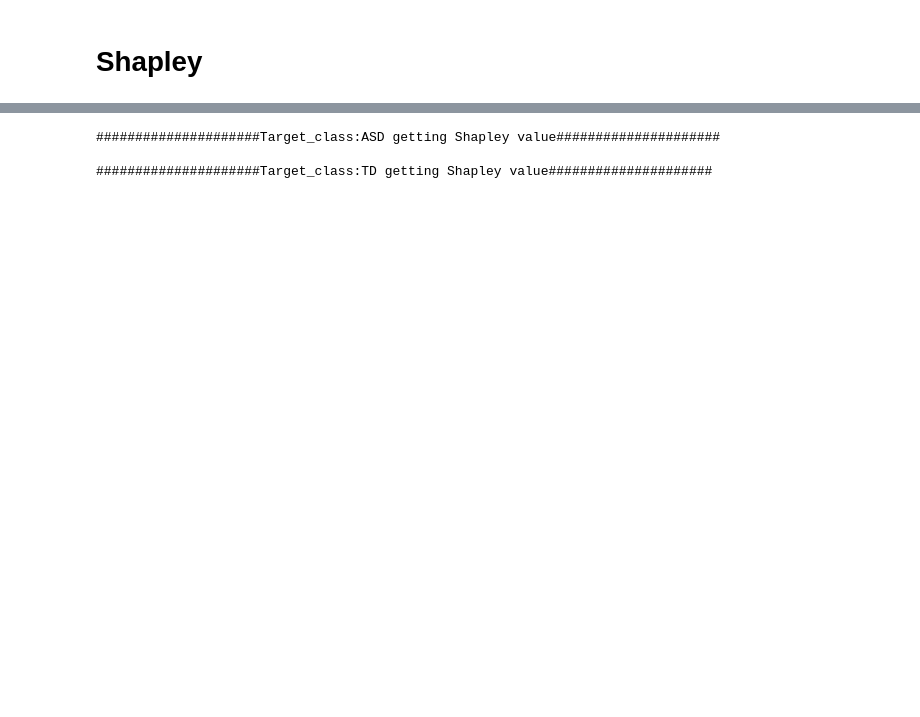
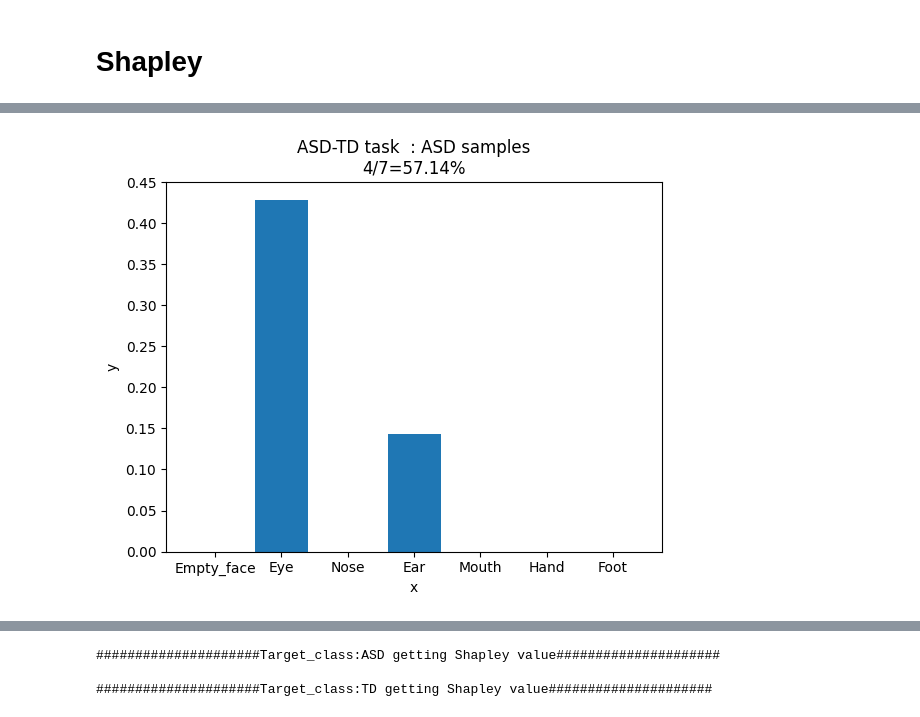
Before and after one commit to jong980812/Part_shapley, a Jupyter notebook: asd_shapley.ipynb, the cells around one changed output, grey strips where cells are left out. Drawn from its saved outputs; the diff is of its cells as text; code cells hidden in the pictures; blank space fills up the shorter version.

```diff
--- a/asd_shapley.ipynb
+++ b/asd_shapley.ipynb
@@ -351,0 +515,89 @@ class_names = ['ASD','TD']
+# %%
+from shapley.get_shapley_value import *
+all_ordered_pair,weights = get_ordered_pair()
+# Collect each class result
+part_count_list = []
+nb_data_list = []
+num_correct_list = []
+part_number = all_ordered_pair.shape[0]
+shapley_img_lists=dict()
+best_part_index = dict()
+class_names = ['ASD','TD']
+data_path = 'dataset'
+json_path = 'dataset/json'
+task = 'ASD-TD'
+save_path = 'dataset'
+for class_name in class_names:
+    print(f'\n#####################Target_class:{class_name} getting Shapley value#####################')
+    target_path = os.path.join(data_path, class_name)
+    dataset = Shapley_part_asd(target_path,json_path,transform=transform_asd)
+    data_loader=DataLoader(dataset,10,shuffle=False,num_workers=8)
+    print(dataset)
+    num_correct = 0
+    part_count = {i: 0 for i in range(part_number)}
+    image_and_shapley=dict()
+    for new_imgs, original_image, label,img_paths in tqdm(data_loader):
+        # print(new_imgs.shape)
+        input_data = new_imgs
+        # print('complete')
+        batch_size = input_data.shape[0]
+        input_data = rearrange(input_data,  'b t c h w -> (b t) c h w')
+
+        model.to(device)
+        input_data = input_data.to(device)
+        original_image = original_image.to(device)
+        label = label.to(device)
+
+        with torch.no_grad():
+            prediction = model(original_image)
+            output = model(input_data)
+
+        output = rearrange(output, '(b t) o -> b t o', b=batch_size) # batch_size, 128, output(2)
+        prediction = prediction.argmax(dim=-1)
+        # print(output.shape)
+        # print(label)
+        for i in range(batch_size):
+            if prediction[i] == label[i]:
+                num_correct +=1
+                img_name = img_paths[i]
+                correct_output = output[:,:,label[i]]# Take correct logits,  (b, 128), 밖에서.
+                shapley_matrix = get_shapley_matrix(all_ordered_pair,correct_output[i])
+                shapley_contributions = shapley_matrix[:,:,1] - shapley_matrix[:,:,0]
+                shapley_value = (shapley_contributions * 1/weights).sum(dim=1)
+                image_and_shapley[img_name]=shapley_value.detach().tolist()
+                max_part_number = (int(shapley_value.argmax()))
+                part_count[max_part_number] += 1
+    shapley_img_lists[class_name]=image_and_shapley
+    best_part_index[class_name] = max(part_count, key=part_count.get)
+    acc = num_correct/len(dataset)
+    print(f'Shapley result\n:{part_count}')
+    print(f'Inference\n:{num_correct}/{len(dataset)} = {acc}')
+    # 주어진 딕셔너리
+    part=['Empty_face',"Eye","Nose","Ear","Mouth","Hand","Foot"]
+    num_correct_list.append(num_correct)
+    part_count_list.append(part_count) # For Total shapley
+    nb_data_list.append(len(dataset)) # For Total shapley
+    shapley_class(
+                part = part,
+                part_count= part_count,
+                task= task,
+                class_name = class_name,
+                num_correct=num_correct,
+                nb_data=len(dataset),
+                save_path=save_path)
+shapley_task(
+            part = part,
+            part_count_list= part_count_list,
+            task= task,
+            class_name = class_name,
+            num_correct=sum(num_correct_list),
+            nb_data=sum(nb_data_list),
+            save_path=save_path)
+representative_each_class(shapley_lists=shapley_img_lists,
+                            best_part_list=best_part_index,
+                            task=task,
+                            class_names=class_names,
+                            n_show=2,
+                            save_path=save_path,
+                            json_path=json_path)
+# %% [output]
@@ -351,0 +612 @@ class_names = ['ASD','TD']
+[figure, added]
```
Also changed, not shown: parts of 11 cells of this notebook, 3 other files.
